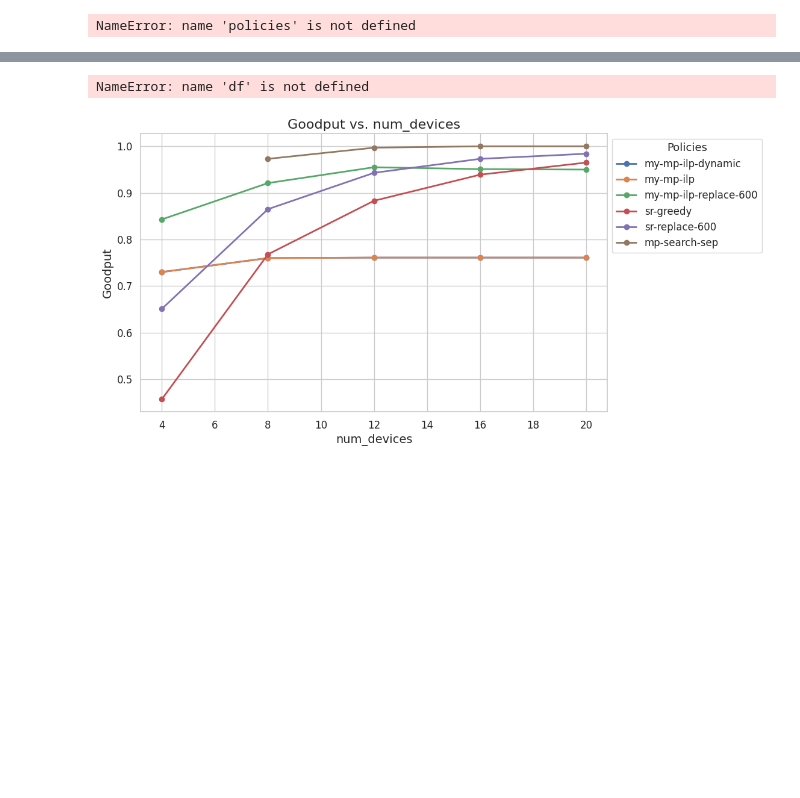
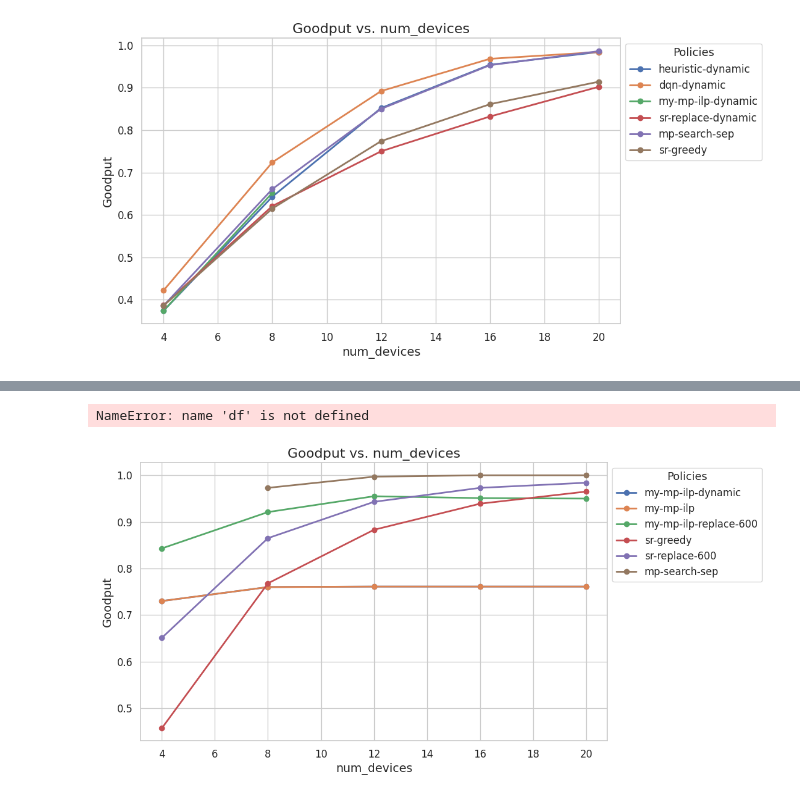
Before and after one commit to KevinCheung2259/mms, a Jupyter notebook: my-test/my_goodput_vs_rate.ipynb, the cells around one changed output, grey strips where cells are left out. Saved outputs shown, nothing was run; the diff lists cells and outputs as text; code cells hidden in the pictures; blank space fills up the shorter version.

Commit message:
Refactor model parallelism and RL training logic; update observation space normalization and introduce new RL agent handling.

```diff
--- a/my-test/my_goodput_vs_rate.ipynb
+++ b/my-test/my_goodput_vs_rate.ipynb
@@ -4,12 +4,12 @@
 import pandas as pd
 import numpy as np
 
-def read_synthetic_mixed_rate(file_path='../monitor/synthetic_mixed_rate/synthetic_mixed_rate.tsv'):
+def read_file(file_path='/home/zy/python_project/mms/monitor/goodput_vs_num_devices/group_models_num_devices.tsv'):
     df = pd.read_csv(file_path, sep='\t')
     # 设置df的列名
-    df.columns = ["exp_name", "num_models",
-               "num_devices", "num_devices_per_node", "mem_budget", "total_rate", "rate_distribution",
-               "arrival_process", "arrival_process_kwargs", "slo_scale", "duration",
-               "policy_name", "placement", "goodput", "mode", "solver_time"]
+    # df.columns = ["exp_name", "num_models",
+    #            "num_devices", "num_devices_per_node", "mem_budget", "total_rate", "rate_distribution",
+    #            "arrival_process", "arrival_process_kwargs", "slo_scale", "duration",
+    #            "policy_name", "placement", "goodput", "mode", "solver_time"]
     return df
-df = read_synthetic_mixed_rate()
+df = read_file()
@@ -18,2 +15,0 @@ ParserError: Error tokenizing data. C error: Expected 14 fields in line 318, saw
-# %%
-df = df[df['num_devices'] == 4]
@@ -27,7 +32,7 @@ import matplotlib.pyplot as plt
 import seaborn as sns
 import ast
 
-def plot_goodput_vs_target(df, policies, target):
+def plot_goodput_vs_target(df, policies, target, arrival_process):
     """
     绘制不同策略下 Goodput 随目标变量变化的折线图。
 
@@ -35,6 +40,7 @@ def plot_goodput_vs_target(df, policies, target):
     df : DataFrame - 包含政策、目标变量和 Goodput 的数据框。
     policies : list - 策略名称列表。
     target : str - 变量目标名。
+    arrival_process : str - 数据名称。
     """
     # Set the style for the plot
     sns.set(style="whitegrid")
@@ -50,35 +56,35 @@ def plot_goodput_vs_target(df, policies, target):
     for policy in policies:
         policy_goodput_list = []
         for t in target_list:
-            df_policy_target = df[(df.policy_name == policy) & (df[target] == t)]
+            df_policy_target = df[(df.policy_name == policy) & (df[target] == t) & (df.arrival_process == arrival_process)]
             policy_goodput_list.append(df_policy_target.goodput.mean())
         goodput_list.append(policy_goodput_list)
 
     # Create the plot
     plt.figure(figsize=(10, 6))
     for i in range(len(policies)):
         plt.plot(target_list, goodput_list[i], marker='o', label=policies[i], linewidth=2)
 
     # Add labels and title
     plt.xlabel(target, fontsize=14)
     plt.ylabel("Goodput", fontsize=14)
     plt.title(f"Goodput vs. {target}", fontsize=16)
     plt.xticks(fontsize=12)
     plt.yticks(fontsize=12)
 
     # Add grid for better readability
     plt.grid(True)
 
     # Add legend outside the plot
     plt.legend(title="Policies", fontsize=12, title_fontsize='13', loc='upper left', bbox_to_anchor=(1, 1))
 
     # # Save the figure as a high-resolution image
     # plt.savefig("goodput_vs_target.png", dpi=300, bbox_inches='tight')
 
     # Show the plot
     plt.show()
 
 # Example usage:
-plot_goodput_vs_target(df, policies, 'total_rate')
+plot_goodput_vs_target(df, policies, 'num_devices', 'azure_v1')
 # %% [output]
-NameError: name 'policies' is not defined
+[figure, added]
```
Also changed, not shown: parts of 3 cells of this notebook, 8 other files.
